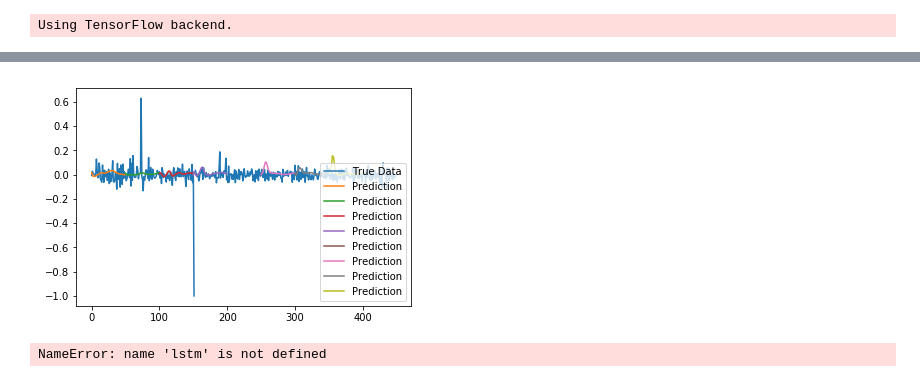
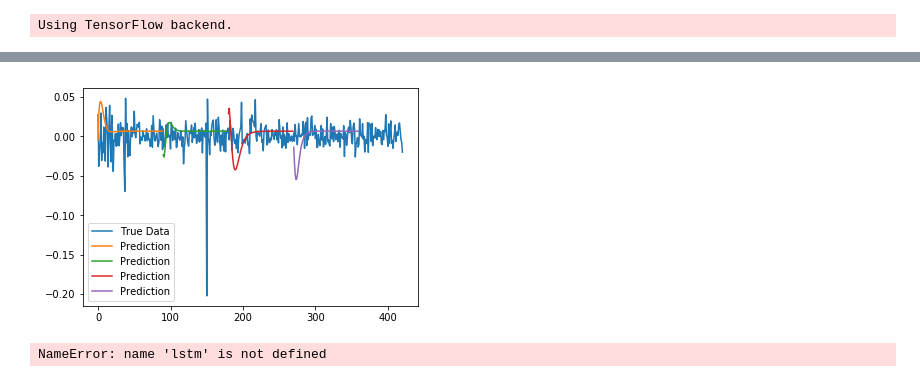
Before and after one commit to ChuckHend/ts-engine, a Jupyter notebook: Stock_pred_v2.ipynb, the cells around one changed output, grey strips where cells are left out. Drawn from its saved outputs; the diff is of its cells as text; code cells hidden in the pictures.

```diff
--- a/Stock_pred_v2.ipynb
+++ b/Stock_pred_v2.ipynb
@@ -49,5 +50,5 @@ max(data['Adj Close'])
 # %%
 #normalise data
-data_n = stock_data_preprocessing.normalize_stock_data(data)
+data_n = sdp.normalize_stock_data(data)
 data_n.head()
 # %% [output]
@@ -69,8 +70,8 @@ stock_data_preprocessing.stock_plot(data_n)
 # %%
 # training data
-prediction_time = 1 #day
+prediction_time = 30 #day
 testdatasize = 450
-unroll_length = 50
+unroll_length = 90
 testdatacut = testdatasize + unroll_length  + 1
 
 x_train = data_n[0:-prediction_time-testdatacut].as_matrix()
@@ -94,13 +95,6 @@ y_test (500,)
 # %%
-def unroll(data,sequence_length=24):
-    result = []
-    for index in range(len(data) - sequence_length):
-        result.append(data[index: index + sequence_length])
-    return np.asarray(result)
-
-
-x_train = unroll(x_train,unroll_length)
-x_test  = unroll(x_test,unroll_length)
+x_train = sdp.unroll(x_train,unroll_length)
+x_test  = sdp.unroll(x_test,unroll_length)
 y_train = y_train[-x_train.shape[0]:]
 y_test  = y_test[-x_test.shape[0]:]
 
@@ -154,9 +152,9 @@ compilation time : 0.012496232986450195
 # %%
-#Step 3 Train the model
+##### Step 3 Train the model
 model.fit(
     x_train,
     y_train,
-    batch_size=3028,
-    epochs=350,
-    validation_split=0.05)
+    #batch_size=3028,
+    epochs=3,
+    validation_split=0.3)
 # %% [output]
@@ -182,10 +163,10 @@ Epoch 350/350
 model.save('lstm_astc.h5')
 # %%
 #Step 4 - Plot the predictions!
-predictions = lstm.predict_sequences_multiple(model, x_test, 50, 50)
-lstm.plot_results_multiple(predictions, y_test, 50)
+predictions = lstm.predict_sequences_multiple(model, x_test, 90, 90)
+lstm.plot_results_multiple(predictions, y_test, 90)
 # %% [output]
-[figure, old version]
+[figure, new version]
 # %%
 predictions = lstm.predict_point_by_point(model, x_test)
 lstm.plot_results_multiple(predictions, y_test, 50)
```
Also changed, not shown: parts of 19 cells of this notebook, 2 other files.
